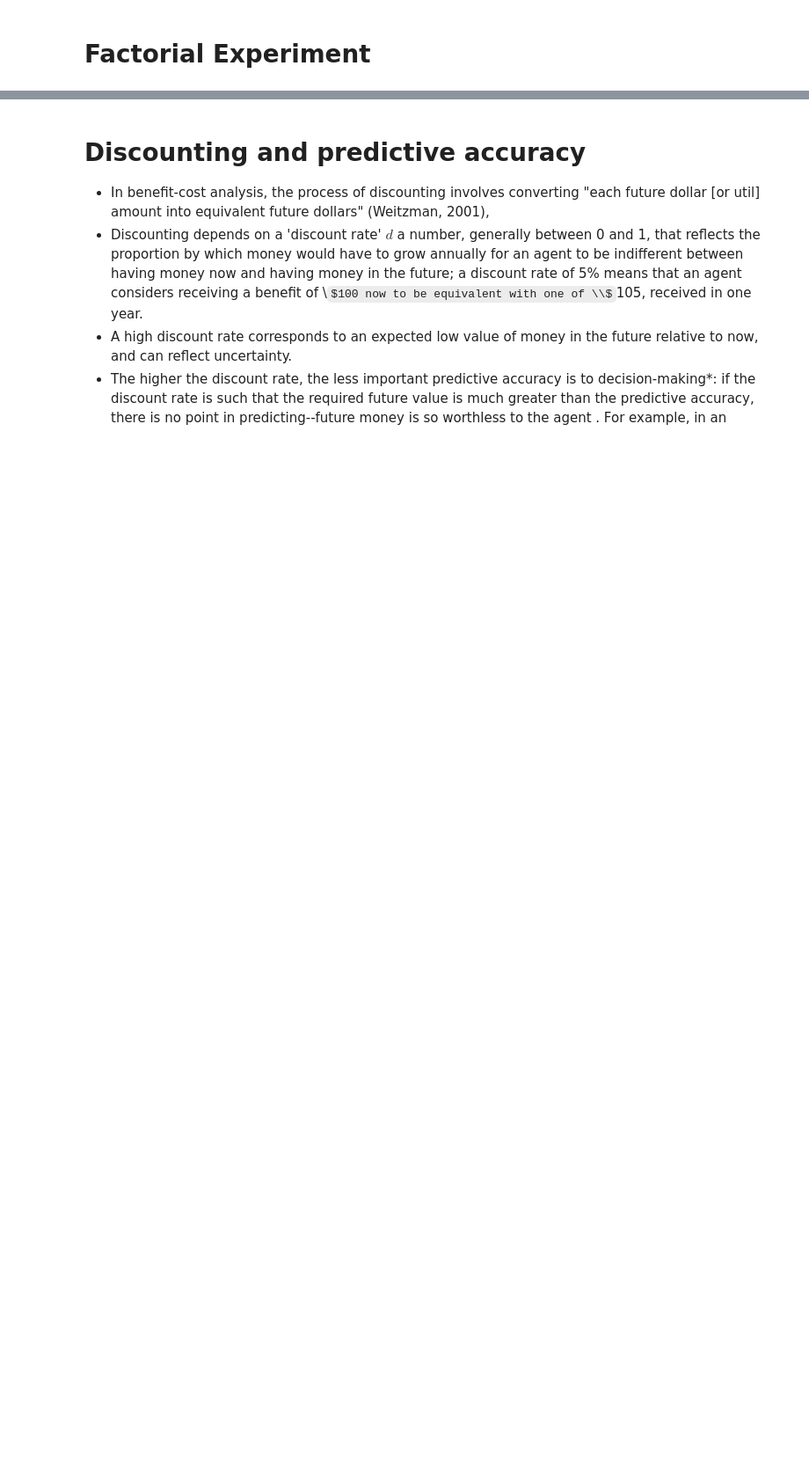
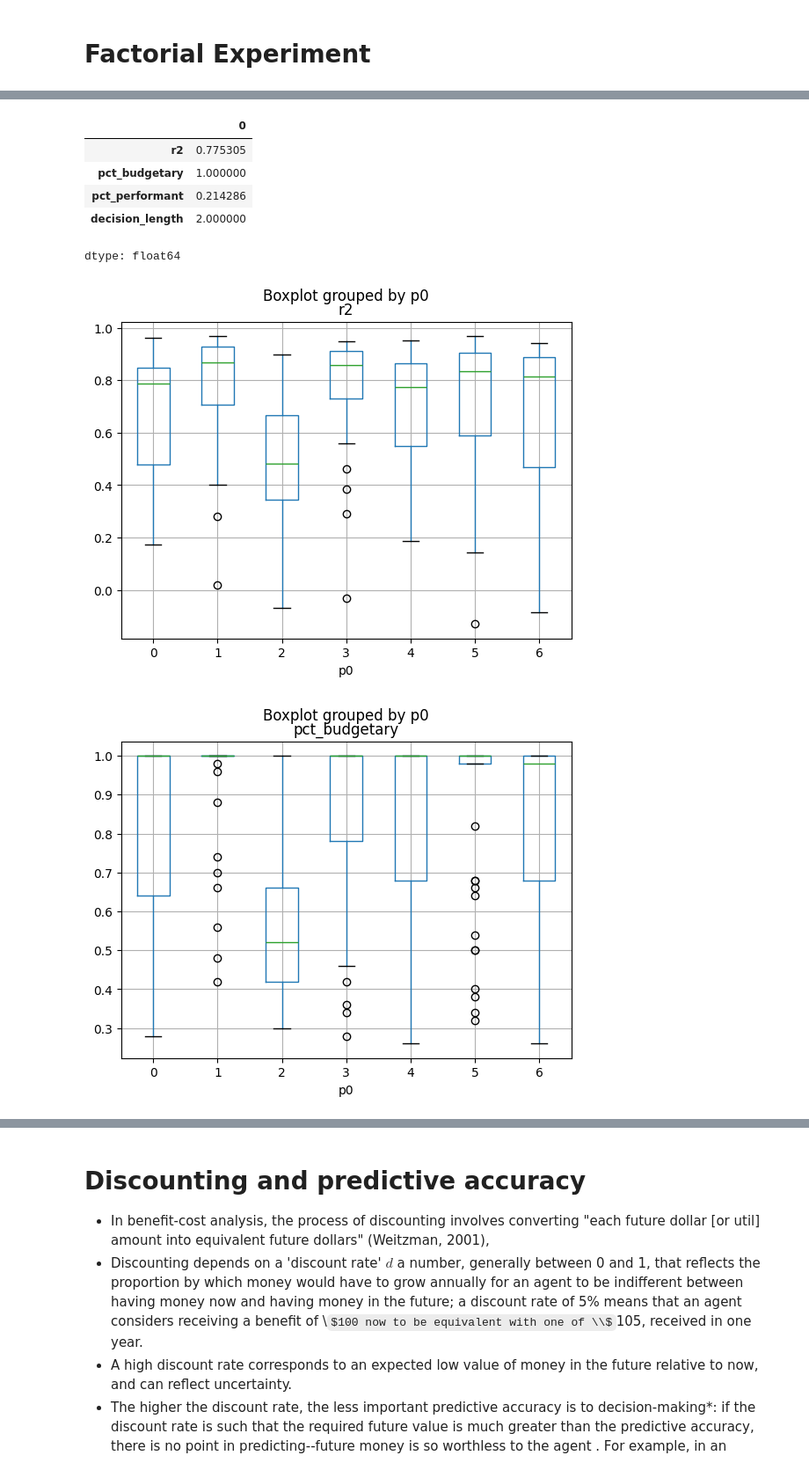
Before and after one commit to amatrhr/cas_570_project, a Jupyter notebook: school_district_and_closure.ipynb, the cells around one changed output, grey strips where cells are left out. Shown at 88% size. Cells and saved outputs as stored; diff of their text form; code cells hidden in the pictures; some formulas as TeX source; blank space fills up the shorter version.

```diff
--- a/school_district_and_closure.ipynb
+++ b/school_district_and_closure.ipynb
@@ -682,3 +730,4 @@ a09_test.get_result()
 # %%
-na09_test = SingleExperiment(growth_pat_len=4, set_alpha=0.9, noise=True,plot=True)
+na09_test = SingleExperiment(growth_pat_len=3, set_alpha=0.9, noise=True,plot=True)
 na09_test.get_result()
+# %% [output]
@@ -684,0 +751,8 @@ na09_test.get_result()
+|  | 0 |
+| r2 | 0.775305 |
+| pct_budgetary | 1.000000 |
+| pct_performant | 0.214286 |
+| decision_length | 2.000000 |
+dtype: float64
+[figure, added]
+[figure, added]
```
Also changed, not shown: parts of 20 cells of this notebook.
